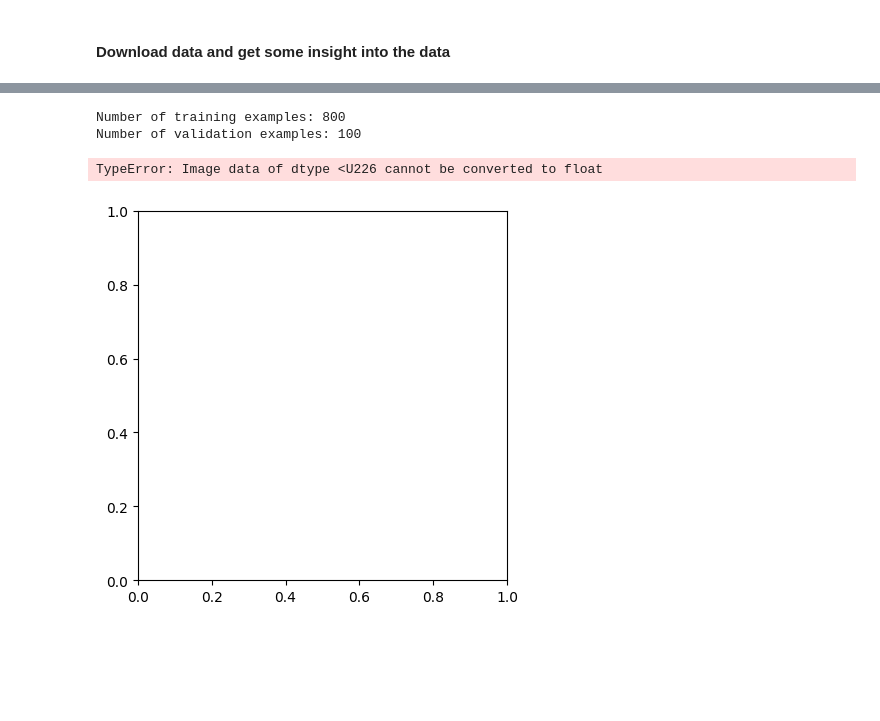
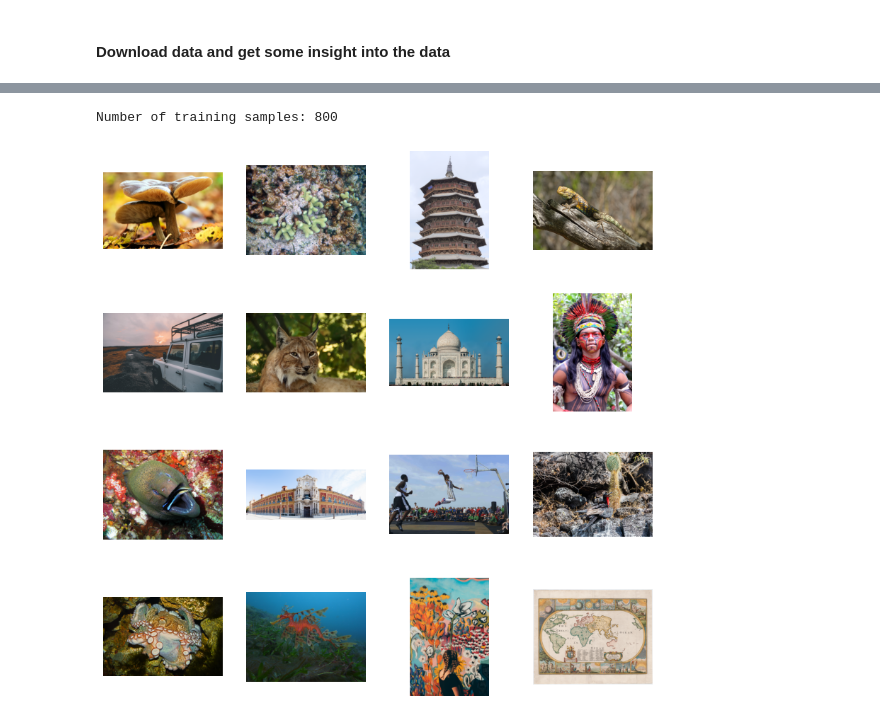
Before and after one commit to Warren-SJ/WaveMixSR, a Jupyter notebook: data_acquisition.ipynb, the cells around one changed output, grey strips where cells are left out. Drawn from its saved outputs; the diff is of its cells as text; code cells hidden in the pictures; blank space fills up the shorter version.

Commit message:
Added data loading

```diff
--- a/data_acquisition.ipynb
+++ b/data_acquisition.ipynb
@@ -34,13 +40,48 @@ Downloading https://data.vision.ee.ethz.ch/cvl/DIV2K/DIV2K_train_HR.zip to d:\Uo
-# %%
-print(f"Number of training examples: {len(ds['train'])}")
-print(f"Number of validation examples: {len(ds['validation'])}")
-# %% [output]
-Number of training examples: 800
-Number of validation examples: 100
-# %%
-random_index = random.randint(0, len(ds['train']) - 1)
-sample = ds['train'][random_index]['lr']
-plt.imshow(sample)
-# %% [output]
-TypeError: Image data of dtype <U226 cannot be converted to float
-[figure, removed]
+# %%
+train_data_folder = data_path/"DIV2K/DIV2K_train_LR_bicubic/X2"
+test_data_folder = data_path/"DIV2K/DIV2K_valid_LR_bicubic/X2"
+
+train_data_targest_folder = data_path/"DIV2K/DIV2K_train_HR"
+test_data_targest_folder = data_path/"DIV2K/DIV2K_valid_HR"
+# %%
+# Custom class for loading data
+
+class CustomDataSet(Dataset):
+    def __init__(self, lr_image_folder, hr_image_folder, transform=None):
+        self.lr_image_folder = lr_image_folder
+        self.hr_image_folder = hr_image_folder
+        self.lr_image_files = os.listdir(lr_image_folder)
+        self.hr_image_files = os.listdir(hr_image_folder)
+        self.transform = transform
+
+    def __len__(self):
+        return len(self.lr_image_files)
+
+    def __getitem__(self, idx):
+        lr_image = Image.open(self.lr_image_folder/self.lr_image_files[idx])
+        hr_image = Image.open(self.hr_image_folder/self.hr_image_files[idx])
+        if self.transform:
+            lr_image = self.transform(lr_image)
+            hr_image = self.transform(hr_image)
+        return lr_image, hr_image
+# %%
+# Visualize random data
+
+train_dataset = CustomDataSet(lr_image_folder=train_data_folder,
+                              hr_image_folder=train_data_targest_folder)
+# test_dataset = CustomDataSet(lr_image_folder=test_data_folder,
+#                              hr_image_folder=test_data_targest_folder)
+
+# Plot random images
+print(f"Number of training samples: {len(train_dataset)}")
+random_indices = random.sample(range(len(train_dataset)), 16)
+fig, axs = plt.subplots(4, 4, figsize=(10, 10))
+for i, idx in enumerate(random_indices):
+    img = train_dataset[idx][0]
+    ax = axs[i//4, i%4]
+    ax.imshow(img)
+    ax.axis("off")
+plt.show()
+# %% [output]
+Number of training samples: 800
+[figure, added]
```
Also changed, not shown: parts of 5 cells of this notebook.
